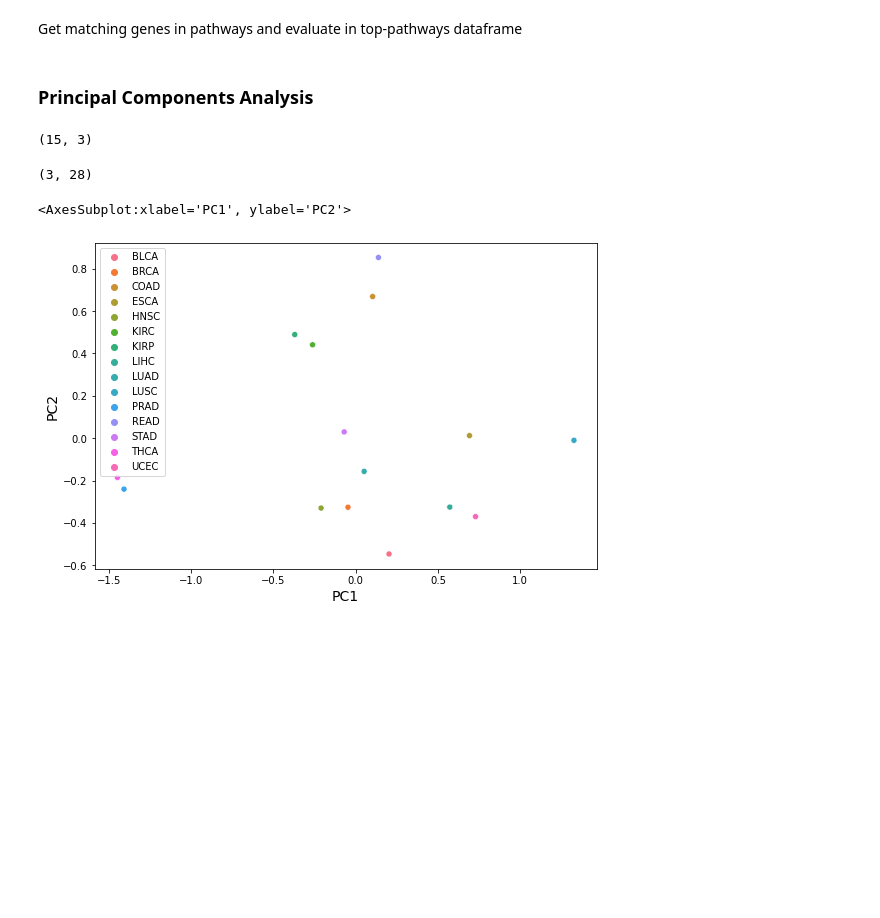
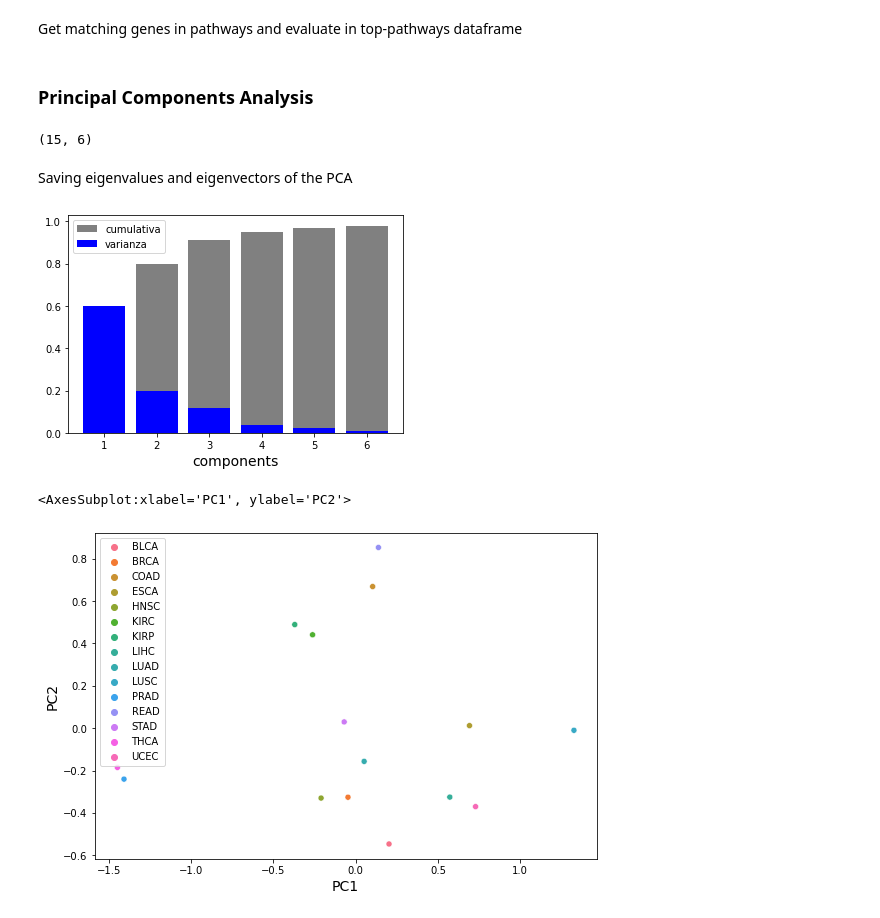
Before and after one commit to SamSaladino/FC-of-Genetic-pathways, a Jupyter notebook: Expr_pathways.ipynb, the cells around one changed output. Drawn from its saved outputs; the diff is of its cells as text; code cells hidden in the pictures; blank space fills up the shorter version.

Commit message:
Bar Plot and eigen saving

```diff
--- a/Expr_pathways.ipynb
+++ b/Expr_pathways.ipynb
@@ -99,21 +99,32 @@ X.to_csv("./data_generated/pathways_matrix.csv")
 # %% [markdown]
 ### Principal Components Analysis
 # %%
-pca = PCA(3)
+pca = PCA(6)
 # Tissues as samples and pathways as features
 P_matrix = pca.fit_transform(X.T)
 
 print(P_matrix.shape)
 # %% [output]
-(15, 3)
+(15, 6)
-# %%
-eigenvalues = pca.explained_variance_
-eigenvectors = pca.components_
-variance_cumulative = pca.explained_variance_ratio_.cumsum()
-
-print(eigenvectors.shape)
-# %% [output]
-(3, 28)
+# %% [markdown]
+Saving eigenvalues and eigenvectors of the PCA
+# %%
+np.savetxt(fname='./data_generated/pca_eigenvalues.txt', X=pca.explained_variance_)
+np.savetxt(fname='./data_generated/pca_eigenvectors',X=pca.components_)
+
+variance = pca.explained_variance_ratio_
+np.savetxt(fname='./data_generated/variance.txt', X=variance)
+# %%
+label = [r'cumulativa',r'varianza']
+
+plt.bar(np.arange(1,7), variance.cumsum(), color='grey')
+plt.bar(np.arange(1,7), variance, color='blue')
+plt.xlabel('components', size=14)
+
+plt.legend(label)
+plt.savefig("./figures_tables/hist_process",dpi=500,bbox_inches='tight')
+# %% [output]
+[figure, added]
 # %%
 proyections_table = pd.DataFrame(P_matrix, columns=[f'PC{i}' for i in range(1, 4)])
 #file_name = 'PCAproyections.xlsx'
```
Also changed, not shown: 4 other files.
